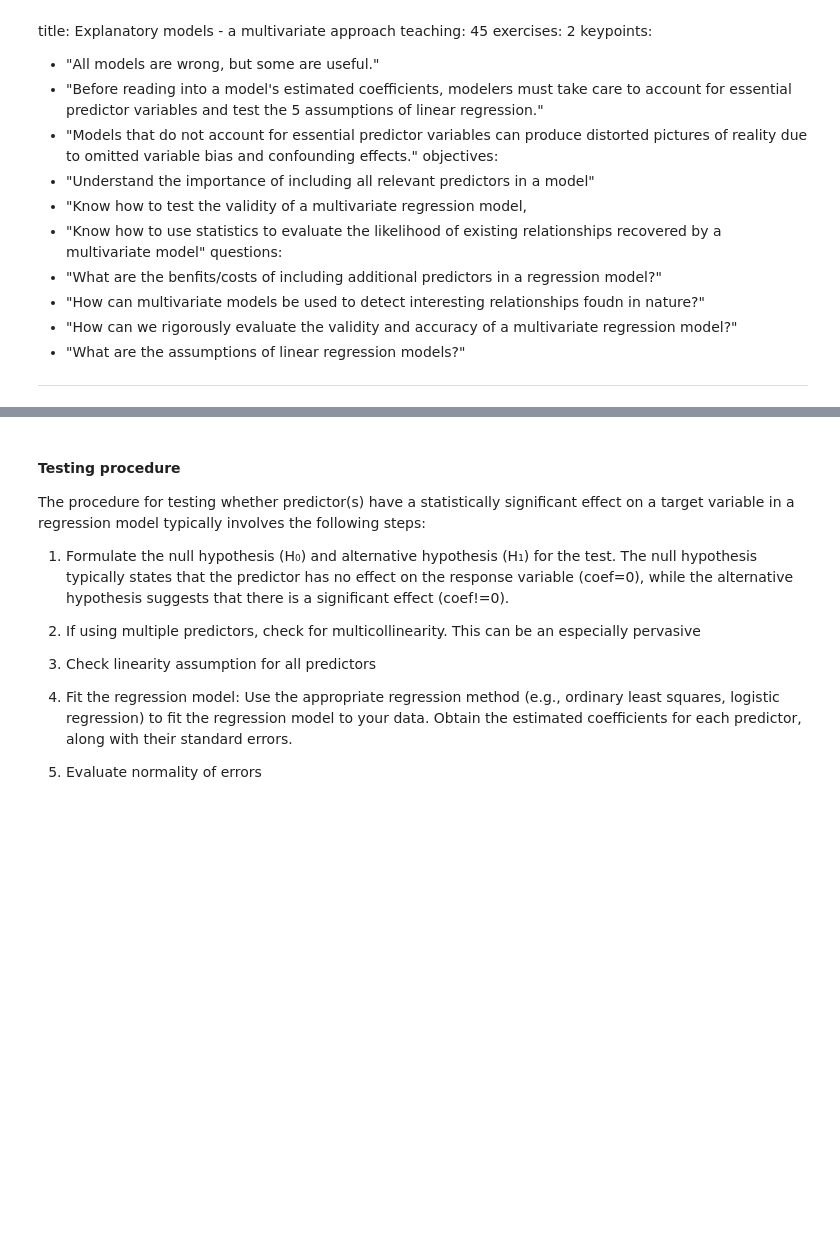
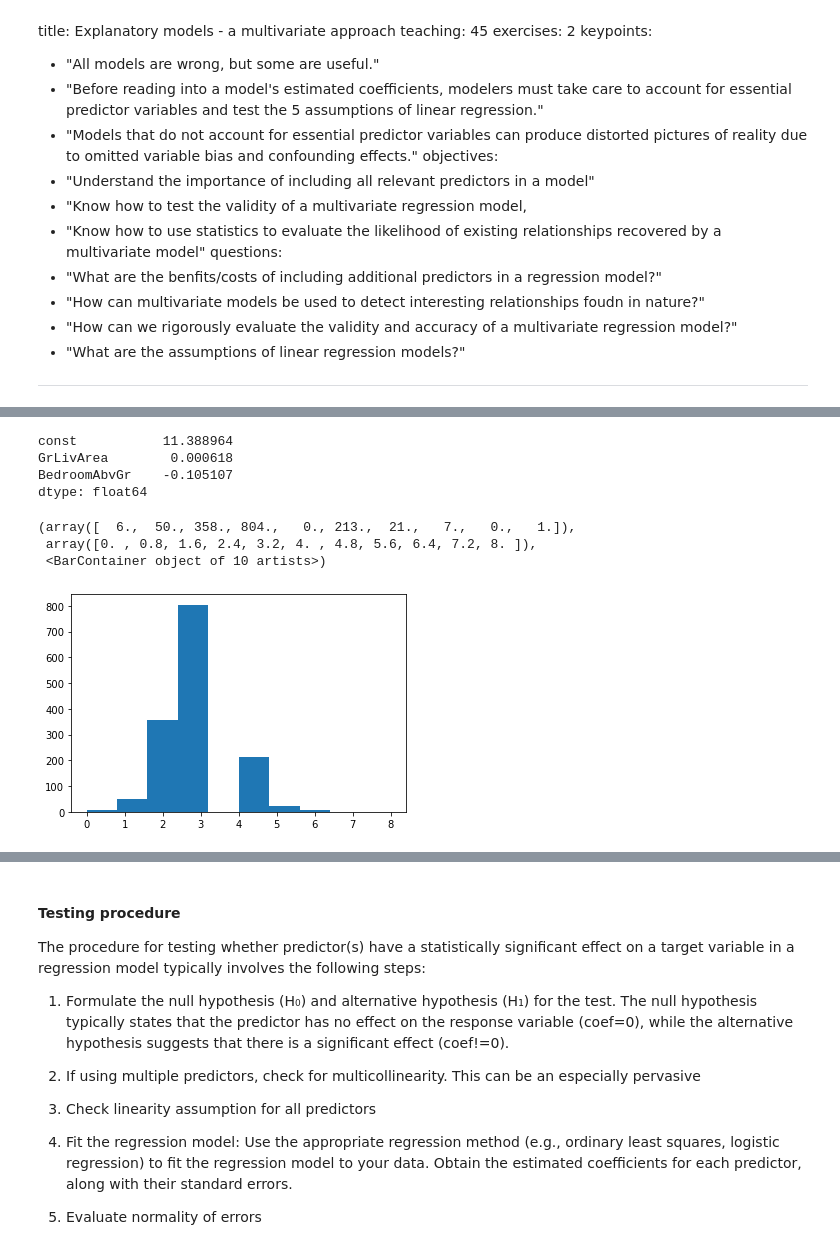
Before and after one commit to carpentries-incubator/high-dimensional-analysis-in-python, a Jupyter notebook: code/07-Regression-assumptions.ipynb, the cells around one changed output, grey strips where cells are left out. Saved outputs shown, nothing was run; the diff lists cells and outputs as text; code cells hidden in the pictures; blank space fills up the shorter version.

```diff
--- a/code/07-Regression-assumptions.ipynb
+++ b/code/07-Regression-assumptions.ipynb
@@ -63,0 +72,10 @@ SyntaxError: invalid syntax (<ipython-input-1-22b8efc78b13>, line 1)
+# %%
+import statsmodels.api as sm
+
+# Add a constant column to the predictor variables dataframe
+X = sm.add_constant(X)
+
+# Fit the multivariate regression model
+model = sm.OLS(y_log, X)
+results = model.fit()
+results.params
@@ -63,0 +94,21 @@ SyntaxError: invalid syntax (<ipython-input-1-22b8efc78b13>, line 1)
+# %%
+y=housing['target']
+predictors = ['GrLivArea', 'BedroomAbvGr']#'YrSold']#, 'GrLivArea', 'GarageCars', 'GarageArea', 'TotalBsmtSF']
+X=housing['data'][predictors]
+# Fit the multivariate regression model
+X = sm.add_constant(X)
+model = sm.OLS(y_log, X)
+results = model.fit()
+results.params
+# %% [output]
+const           11.388964
+GrLivArea        0.000618
+BedroomAbvGr    -0.105107
+dtype: float64
+# %%
+plt.hist(X['BedroomAbvGr'])
+# %% [output]
+(array([  6.,  50., 358., 804.,   0., 213.,  21.,   7.,   0.,   1.]),
+ array([0. , 0.8, 1.6, 2.4, 3.2, 4. , 4.8, 5.6, 6.4, 7.2, 8. ]),
+ <BarContainer object of 10 artists>)
+[figure, added]
```
Also changed, not shown: parts of 10 cells of this notebook, 2 other files.
